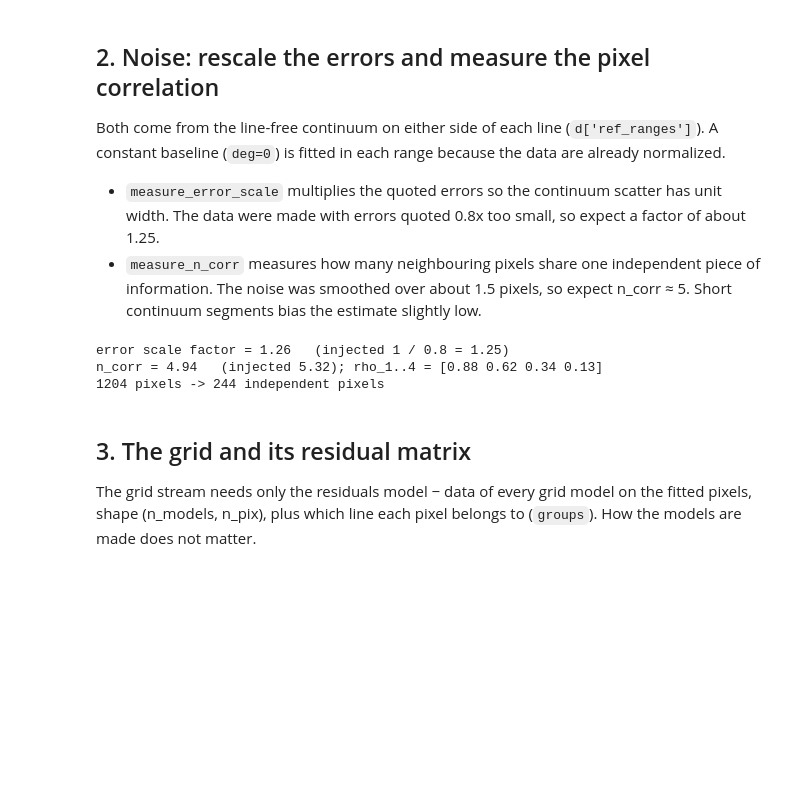
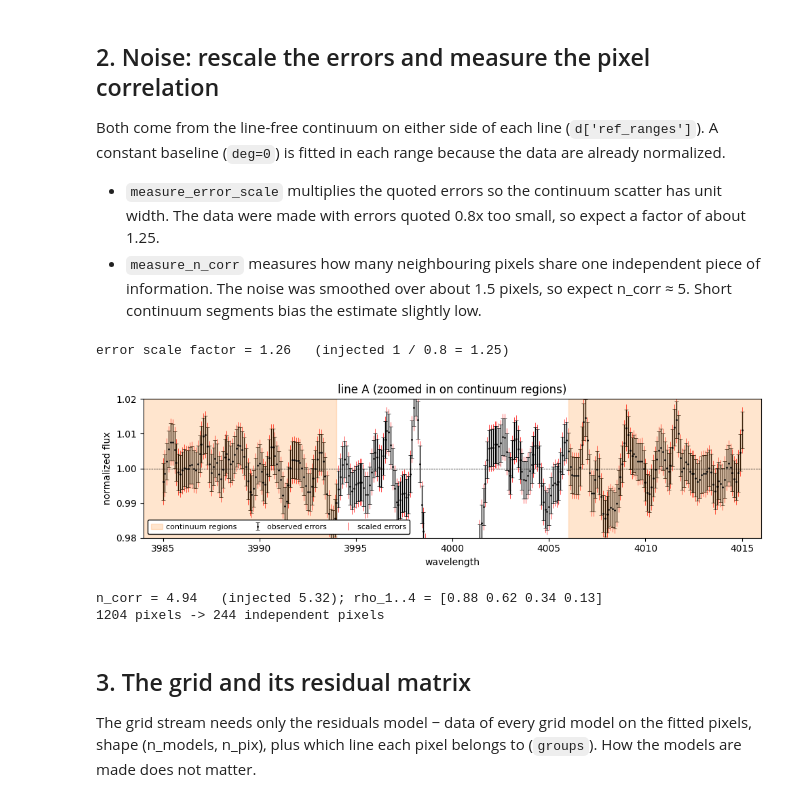
Before and after one commit to AlexanderLaroche/wellfit, a Jupyter notebook: examples/grid_example.ipynb, the cells around one changed output. Cells and saved outputs as stored; diff of their text form; code cells hidden in the pictures; blank space fills up the shorter version.

Commit message:
Grid example: text and variable-name edits, error-scaling plot
Co-Authored-By: Claude Opus 5.5 <noreply@anthropic.com>

```diff
--- a/examples/grid_example.ipynb
+++ b/examples/grid_example.ipynb
@@ -27,14 +26,18 @@ import toy_lines as tl     # toy broadening model + synthetic data for these exa
 # %% [markdown]
 ## 1. Data
 # %%
+# Select a set of "true" parameters for the synthetic data
 TRUTH = dict(vsini=100., vmacro=10., vsini_D=140., snr=150.)
+
+# Generate synthetic data with the above parameters
 d = tl.make_data(**TRUTH)
-lam, flux, err_quoted, groups, names = d['lam'], d['flux'], d['err'], d['groups'], d['names']
+lam_obs, flux_obs, err_obs, groups, names = d['lam'], d['flux'], d['err'], d['groups'], d['names']
 
+# Plot the synthetic data
 fig, axs = plt.subplots(1, 4, figsize=(13, 3), sharey=True)
 for j, ax in enumerate(axs):
     m = groups == j
-    ax.errorbar(lam[m], flux[m], err_quoted[m], fmt='.', ms=2, color='0.5', lw=0.5)
+    ax.errorbar(lam_obs[m], flux_obs[m], err_obs[m], fmt='.', ms=2, color='0.5', lw=0.5)
     ax.set_title(f'line {names[j]}'); ax.set_xlabel('wavelength')
 axs[0].set_ylabel('normalized flux'); plt.tight_layout()
 # %% [output]
@@ -50,15 +53,36 @@ fitted in each range because the data are already normalized.
 - `measure_n_corr` measures how many neighbouring pixels share one independent piece of information. The noise was
   smoothed over about 1.5 pixels, so expect n_corr ≈ 5. Short continuum segments bias the estimate slightly low.
 # %%
-err, factor = wf.measure_error_scale(lam, flux, err_quoted, d['ref_ranges'], deg=0)
-n_corr, rho = wf.measure_n_corr(lam, flux, err, d['ref_ranges'], deg=0)
+# Measure the error scale factor (i.e., how much the observed errors need to be scaled to match the actual scatter)
+err, factor = wf.measure_error_scale(lam_obs, flux_obs, err_obs, d['ref_ranges'], deg=0)
 print(f"error scale factor = {factor:.2f}   (injected 1 / 0.8 = 1.25)")
-print(f"n_corr = {n_corr:.2f}   (injected {d['truth']['n_corr']:.2f}); rho_1..4 = {np.round(rho[:4], 2)}")
-print(f"{lam.size} pixels -> {lam.size / n_corr:.0f} independent pixels")
+
+# Plot the measured error scale factor for one of the lines, zoomed in on continuum regions
+fig, ax = plt.subplots(1, 1, figsize=(10, 3))
+m = groups == 0
+ax.errorbar(lam_obs[m], flux_obs[m], err_obs[m], fmt='.', ms=2, color='k', lw=1, zorder=1, capthick=0.5, capsize=2, label='observed errors')
+# Scale the errors by the measured factor to show that the scatter is now consistent with the errors
+ax.errorbar(lam_obs[m], flux_obs[m], err_obs[m] * factor, fmt='None', ms=2, color='red', lw=0.5, zorder=0, label='scaled errors')
+ax.set_title(f'line {names[0]} (zoomed in on continuum regions)'); ax.set_xlabel('wavelength'); ax.set_ylabel('normalized flux')
+for j in range(2):
+    ax.axvspan(d['ref_ranges'][j][0], d['ref_ranges'][j][1], color='C1', alpha=0.2, label='continuum regions' if j == 0 else None)
+ax.set_xlim(d['ref_ranges'][0][0], d['ref_ranges'][1][1]); plt.tight_layout()
+ax.axhline(1, color='k', ls='--', lw=0.5)
+ax.set_ylim(0.98, 1.02)
+ax.legend(loc='lower left', fontsize=8, frameon=True,
+          framealpha=1, fancybox=True, edgecolor='k', facecolor='w', handlelength=1.5, handletextpad=0.5, borderpad=0.5, ncol=3)
+plt.tight_layout()
 # %% [output]
 error scale factor = 1.26   (injected 1 / 0.8 = 1.25)
-n_corr = 4.94   (injected 5.32); rho_1..4 = [0.88 0.62 0.34 0.13]
-1204 pixels -> 244 independent pixels
+[figure, added]
+# %%
+# Measure the number of correlated pixels and the correlation coefficients
+n_corr, rho = wf.measure_n_corr(lam_obs, flux_obs, err_obs, d['ref_ranges'], deg=0)
+print(f"n_corr = {n_corr:.2f}   (injected {d['truth']['n_corr']:.2f}); rho_1..4 = {np.round(rho[:4], 2)}")
+print(f"{lam_obs.size} pixels -> {lam_obs.size / n_corr:.0f} independent pixels")
+# %% [output]
+n_corr = 4.94   (injected 5.32); rho_1..4 = [0.88 0.62 0.34 0.13]
+1204 pixels -> 244 independent pixels
 # %% [markdown]
 ## 3. The grid and its residual matrix
 
```
Also changed, not shown: parts of 4 cells of this notebook.
